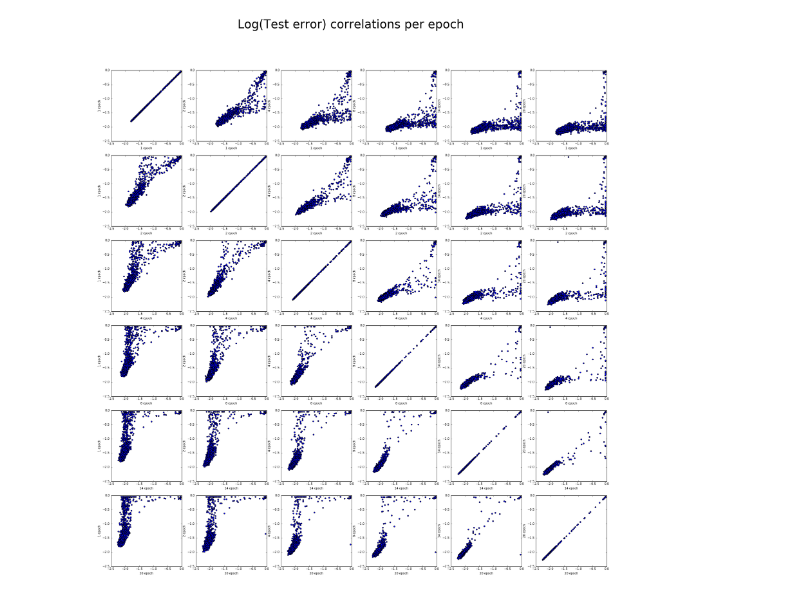
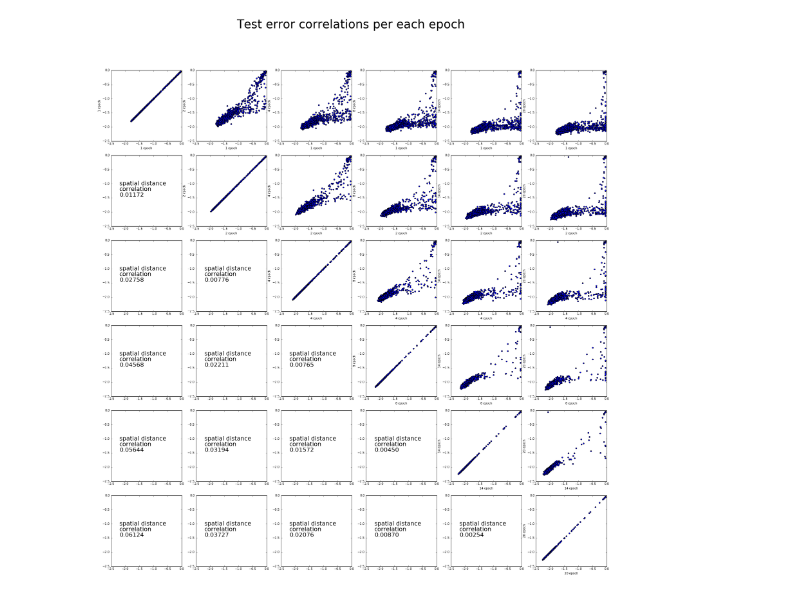
Before and after one commit to hyunghunny/tf-hpo, a Jupyter notebook: src/plots/CorrelationAnalysis.ipynb, the cells around one changed output. Saved outputs shown, nothing was run; the diff lists cells and outputs as text; code cells hidden in the pictures.

Commit message:
redraw plots for low resolution

```diff
--- a/src/plots/CorrelationAnalysis.ipynb
+++ b/src/plots/CorrelationAnalysis.ipynb
@@ -52,25 +55,33 @@ epoch_tables[7].describe()
 # %%
 epochs = [1, 2, 4, 8, 14, 20]
 
 fig_index = 1
 fig = plt.figure(num=None, figsize=(30, 30), dpi=150, facecolor='w', edgecolor='k')
-fig.suptitle("Log(Test error) correlations per epoch", fontsize=40)
+fig.suptitle("Test error correlations per each epoch", fontsize=40)
 for i in range(len(epochs)):
     for j in range(len(epochs)):
         subplot = fig.add_subplot(len(epochs), len(epochs), fig_index)
         subplot.set_ylim([-2.5, 0])
         subplot.set_xlim([-2.5, 0])
         fig_index += 1
         x_epoch = epochs[i]
         y_epoch = epochs[j]
         x = log_scale(epoch_tables[x_epoch]["Test Error"])
         y = log_scale(epoch_tables[y_epoch]["Test Error"])
-        plt.scatter(x, y)
-        plt.xlabel(str(x_epoch) + " epoch")
-        plt.ylabel(str(y_epoch) + " epoch")
+        distance = scipy.spatial.distance.correlation(x,  y)
+
+        if (i <= j) :
+            plt.scatter(x, y)
+            plt.xlabel(str(x_epoch) + " epoch")
+            plt.ylabel(str(y_epoch) + " epoch")
+        else:
+            #print str(x_epoch) + ", "+ str(y_epoch) + " -> " + str(distance)
+            subplot.text(-2.2, -1, "spatial distance", va='center', fontsize=20)
+            subplot.text(-2.2, -1.2, "correlation", va='center', fontsize=20)
+            subplot.text(-2.2, -1.4, "%.5f" % distance, va='center', fontsize=20)
 
 plt.show()
 # %% [output]
-[figure, old version]
+[figure, new version]
 # %%
 fig.savefig("correlations_per_epoch.png", format='png', dpi=200, show=False)
```
Also changed, not shown: parts of 1 cell of this notebook, 45 other files.
